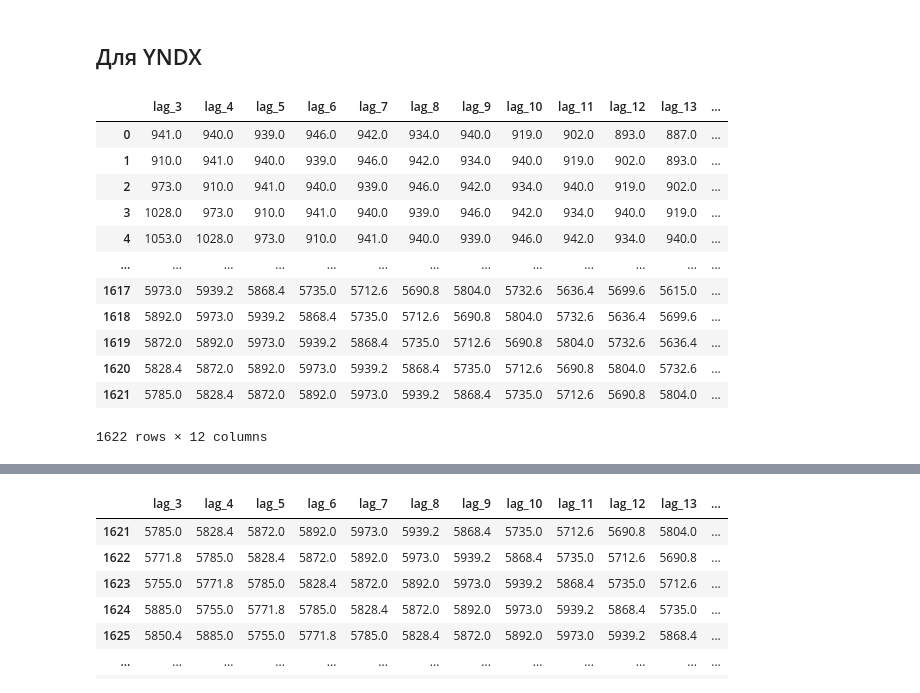
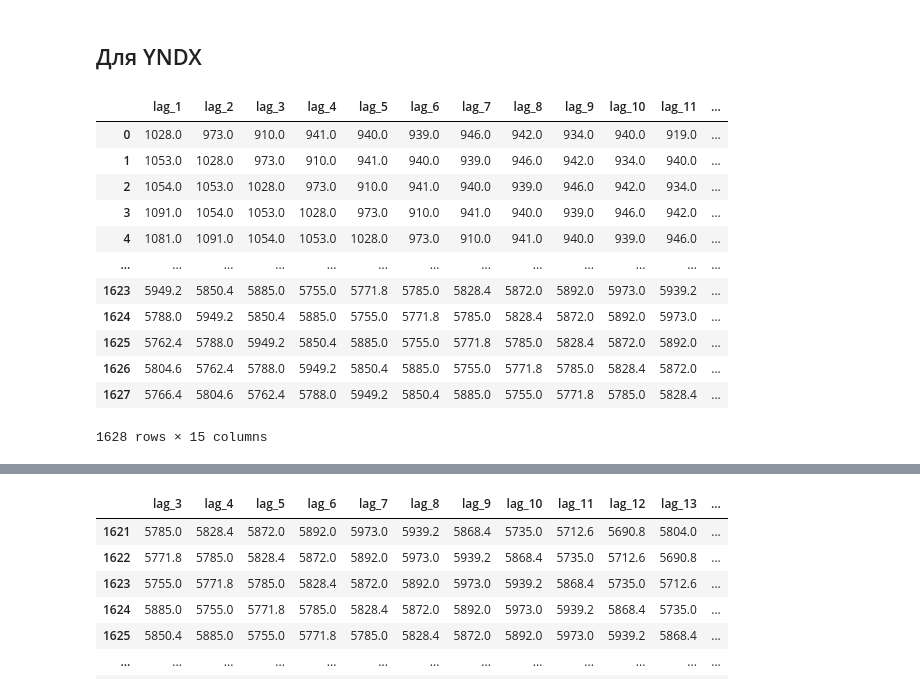
Before and after one commit to daryoha/Project_Monitoring_Stocks, a Jupyter notebook: models_linreg_and_catboost.ipynb, the cells around one changed output, grey strips where cells are left out. Drawn from its saved outputs; the diff is of its cells as text; code cells hidden in the pictures.

```diff
--- a/models_linreg_and_catboost.ipynb
+++ b/models_linreg_and_catboost.ipynb
@@ -105,20 +105,20 @@ def preprocess_data(data, target, lag_start, lag_end, test_size):
 
     return X_train, X_test, y_train, y_test
 # %%
-X_train, X_test, y_train, y_test = preprocess_data(data['YNDX'], target='YNDX', test_size=0.25, lag_start=3, lag_end=14)
+X_train, X_test, y_train, y_test = preprocess_data(data['YNDX'], target='YNDX', test_size=0.25, lag_start=1, lag_end=15)
 
 X_train
 # %% [output]
-|  | lag_3 | lag_4 | lag_5 | lag_6 | lag_7 | lag_8 | lag_9 | lag_10 | lag_11 | lag_12 | lag_13 | ... |
-| 0 | 941.0 | 940.0 | 939.0 | 946.0 | 942.0 | 934.0 | 940.0 | 919.0 | 902.0 | 893.0 | 887.0 | ... |
-| 1 | 910.0 | 941.0 | 940.0 | 939.0 | 946.0 | 942.0 | 934.0 | 940.0 | 919.0 | 902.0 | 893.0 | ... |
-| 2 | 973.0 | 910.0 | 941.0 | 940.0 | 939.0 | 946.0 | 942.0 | 934.0 | 940.0 | 919.0 | 902.0 | ... |
-| 3 | 1028.0 | 973.0 | 910.0 | 941.0 | 940.0 | 939.0 | 946.0 | 942.0 | 934.0 | 940.0 | 919.0 | ... |
-| 4 | 1053.0 | 1028.0 | 973.0 | 910.0 | 941.0 | 940.0 | 939.0 | 946.0 | 942.0 | 934.0 | 940.0 | ... |
+|  | lag_1 | lag_2 | lag_3 | lag_4 | lag_5 | lag_6 | lag_7 | lag_8 | lag_9 | lag_10 | lag_11 | ... |
+| 0 | 1028.0 | 973.0 | 910.0 | 941.0 | 940.0 | 939.0 | 946.0 | 942.0 | 934.0 | 940.0 | 919.0 | ... |
+| 1 | 1053.0 | 1028.0 | 973.0 | 910.0 | 941.0 | 940.0 | 939.0 | 946.0 | 942.0 | 934.0 | 940.0 | ... |
+| 2 | 1054.0 | 1053.0 | 1028.0 | 973.0 | 910.0 | 941.0 | 940.0 | 939.0 | 946.0 | 942.0 | 934.0 | ... |
+| 3 | 1091.0 | 1054.0 | 1053.0 | 1028.0 | 973.0 | 910.0 | 941.0 | 940.0 | 939.0 | 946.0 | 942.0 | ... |
+| 4 | 1081.0 | 1091.0 | 1054.0 | 1053.0 | 1028.0 | 973.0 | 910.0 | 941.0 | 940.0 | 939.0 | 946.0 | ... |
 | ... | ... | ... | ... | ... | ... | ... | ... | ... | ... | ... | ... | ... |
-| 1617 | 5973.0 | 5939.2 | 5868.4 | 5735.0 | 5712.6 | 5690.8 | 5804.0 | 5732.6 | 5636.4 | 5699.6 | 5615.0 | ... |
-| 1618 | 5892.0 | 5973.0 | 5939.2 | 5868.4 | 5735.0 | 5712.6 | 5690.8 | 5804.0 | 5732.6 | 5636.4 | 5699.6 | ... |
-| 1619 | 5872.0 | 5892.0 | 5973.0 | 5939.2 | 5868.4 | 5735.0 | 5712.6 | 5690.8 | 5804.0 | 5732.6 | 5636.4 | ... |
-| 1620 | 5828.4 | 5872.0 | 5892.0 | 5973.0 | 5939.2 | 5868.4 | 5735.0 | 5712.6 | 5690.8 | 5804.0 | 5732.6 | ... |
-| 1621 | 5785.0 | 5828.4 | 5872.0 | 5892.0 | 5973.0 | 5939.2 | 5868.4 | 5735.0 | 5712.6 | 5690.8 | 5804.0 | ... |
+| 1623 | 5949.2 | 5850.4 | 5885.0 | 5755.0 | 5771.8 | 5785.0 | 5828.4 | 5872.0 | 5892.0 | 5973.0 | 5939.2 | ... |
+| 1624 | 5788.0 | 5949.2 | 5850.4 | 5885.0 | 5755.0 | 5771.8 | 5785.0 | 5828.4 | 5872.0 | 5892.0 | 5973.0 | ... |
+| 1625 | 5762.4 | 5788.0 | 5949.2 | 5850.4 | 5885.0 | 5755.0 | 5771.8 | 5785.0 | 5828.4 | 5872.0 | 5892.0 | ... |
+| 1626 | 5804.6 | 5762.4 | 5788.0 | 5949.2 | 5850.4 | 5885.0 | 5755.0 | 5771.8 | 5785.0 | 5828.4 | 5872.0 | ... |
+| 1627 | 5766.4 | 5804.6 | 5762.4 | 5788.0 | 5949.2 | 5850.4 | 5885.0 | 5755.0 | 5771.8 | 5785.0 | 5828.4 | ... |
-1622 rows × 12 columns
+1628 rows × 15 columns
```
Also changed, not shown: parts of 4 cells of this notebook, 11 other files.
